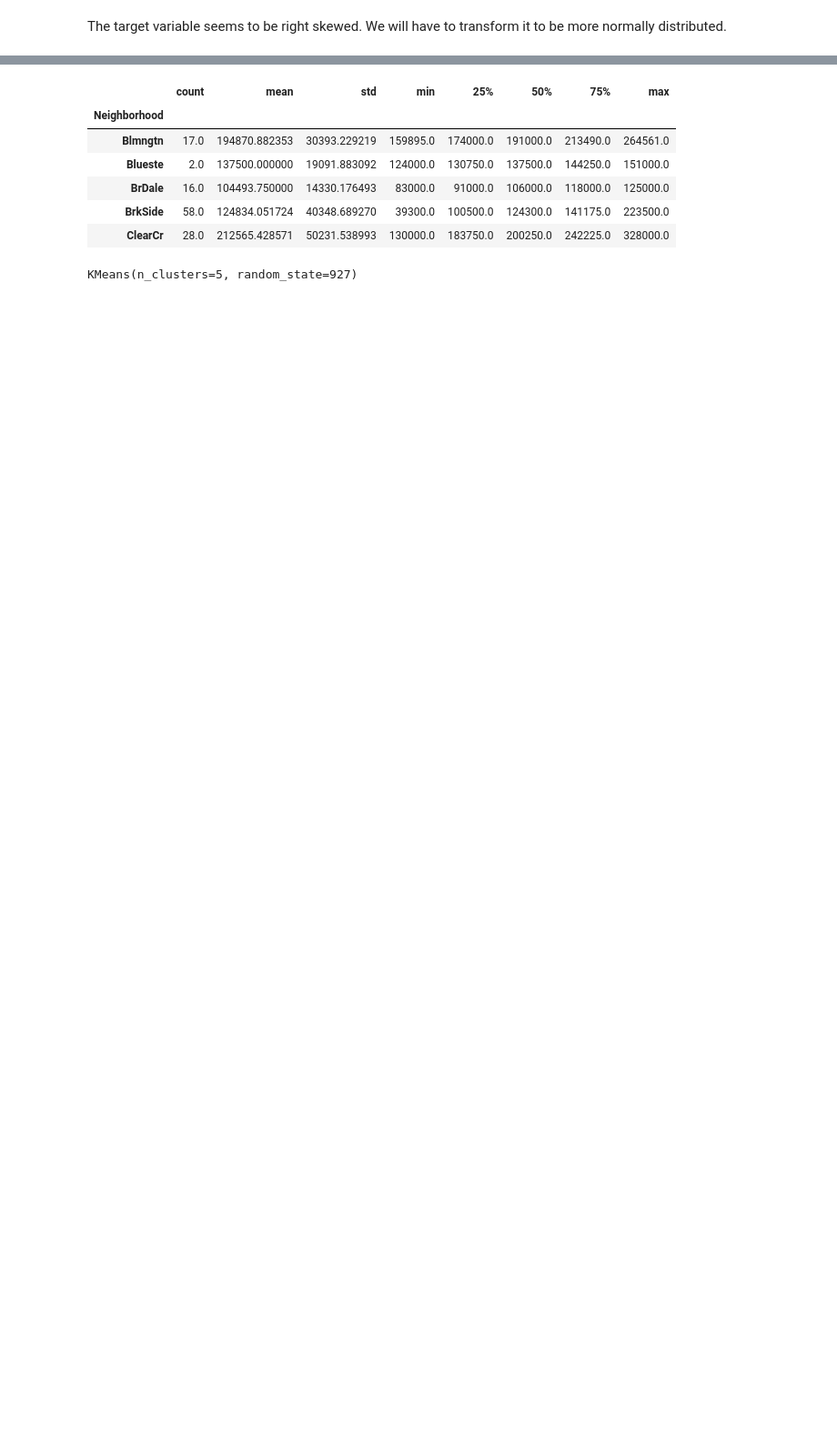
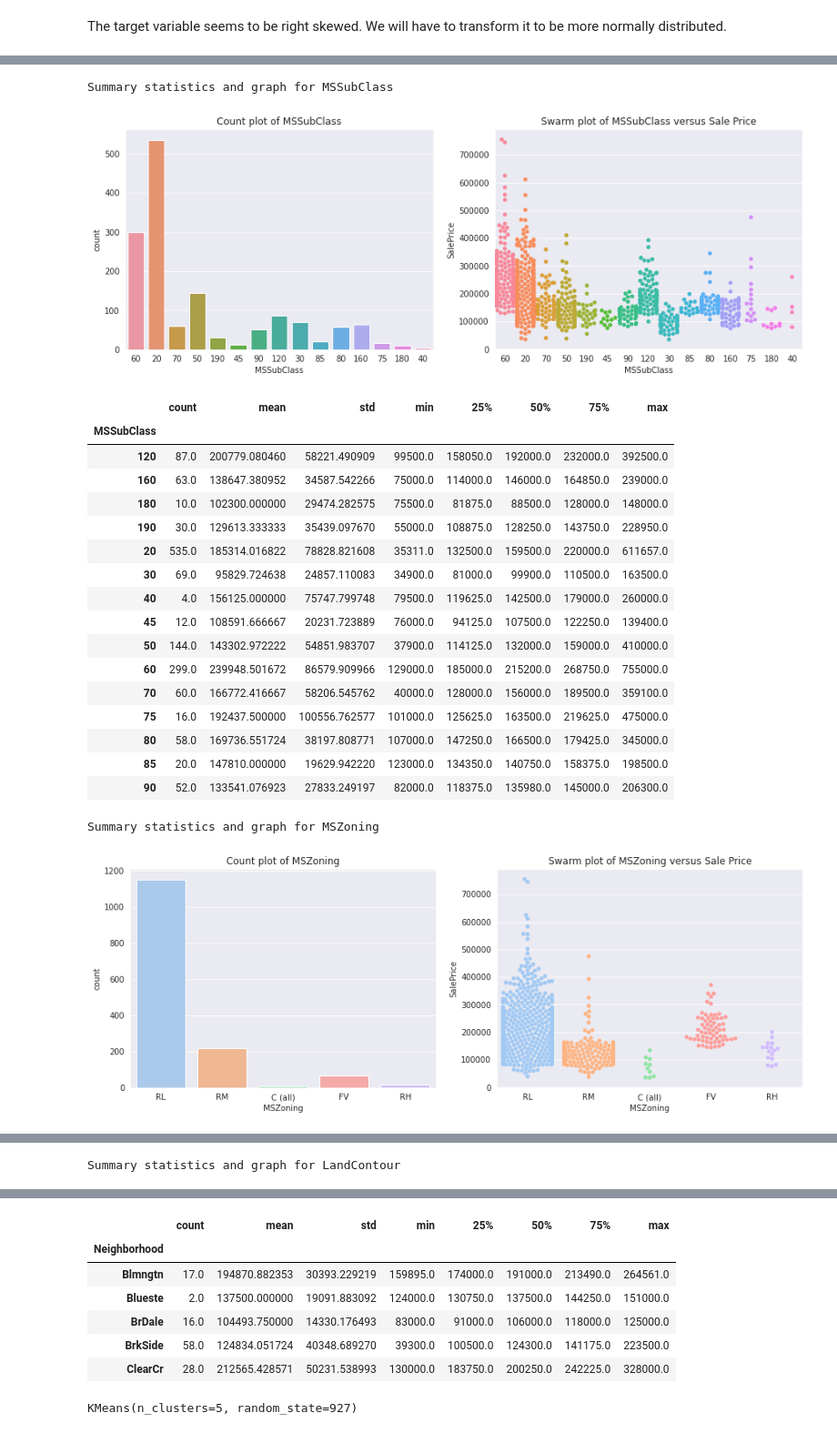
Before and after one commit to yenwee/housing_price_prediction, a Jupyter notebook: Housing Price Prediction.ipynb, the cells around one changed output, grey strips where cells are left out. Shown at 91% size. Drawn from its saved outputs; the diff is of its cells as text; code cells hidden in the pictures; blank space fills up the shorter version.

```diff
--- a/Housing Price Prediction.ipynb
+++ b/Housing Price Prediction.ipynb
@@ -97,7 +91,6 @@ sns.set_palette(sns.color_palette("pastel"))
 null = test[test['MSZoning'].isnull()][["Neighborhood","MSZoning"]]
 display(null)
 plot_data = pd.concat([full[full['Neighborhood'] == 'IDOTRR'],full[full['Neighborhood'] == 'Mitchel']],axis = 0)
-fig, ax = plt.subplots()
 sns.histplot(data = plot_data, x ='MSZoning', hue ='Neighborhood',multiple="dodge", shrink=.9)
 plt.title("Distribution of Zoning Classification")
 plt.show()
@@ -454,14 +447,36 @@ object_cols = [x for x in object_cols if x not in modified_cols]
 # %%
 full = pd.merge(left = df, right = y , left_index= True, right_index = True)
 full['SalePrice'] = np.exp(full['SalePrice'])
 
-# for col in object_cols:
-#     if len(full[col].unique())> 1:
-#         print("\nSummary statistics and graph for "+ col)
-#         fig, ax = plt.subplots(nrows=1, ncols=2, figsize=(15,5))
-#         sns.countplot(data = full, x=col, ax= ax[0])
-#         ax[0].title.set_text("Count plot of " + col)
-#         sns.swarmplot(data=full,x=col,y='SalePrice', ax= ax[1])
-#         ax[1].title.set_text("Swarm plot of " + col +" versus Sale Price")
-#         plt.show()
-#         display(full.groupby(col)['SalePrice'].describe())
+for col in object_cols:
+    if len(full[col].unique())> 1:
+        print("\nSummary statistics and graph for "+ col)
+        fig, ax = plt.subplots(nrows=1, ncols=2, figsize=(15,5))
+        sns.countplot(data = full, x=col, ax= ax[0])
+        ax[0].title.set_text("Count plot of " + col)
+        sns.swarmplot(data=full,x=col,y='SalePrice', ax= ax[1])
+        ax[1].title.set_text("Swarm plot of " + col +" versus Sale Price")
+        plt.show()
+        display(full.groupby(col)['SalePrice'].describe())
+# %% [output]
+Summary statistics and graph for MSSubClass
+[figure, added]
+|  | count | mean | std | min | 25% | 50% | 75% | max |
+| MSSubClass |  |  |  |  |  |  |  |  |
+| 120 | 87.0 | 200779.080460 | 58221.490909 | 99500.0 | 158050.0 | 192000.0 | 232000.0 | 392500.0 |
+| 160 | 63.0 | 138647.380952 | 34587.542266 | 75000.0 | 114000.0 | 146000.0 | 164850.0 | 239000.0 |
+| 180 | 10.0 | 102300.000000 | 29474.282575 | 75500.0 | 81875.0 | 88500.0 | 128000.0 | 148000.0 |
+| 190 | 30.0 | 129613.333333 | 35439.097670 | 55000.0 | 108875.0 | 128250.0 | 143750.0 | 228950.0 |
+| 20 | 535.0 | 185314.016822 | 78828.821608 | 35311.0 | 132500.0 | 159500.0 | 220000.0 | 611657.0 |
+| 30 | 69.0 | 95829.724638 | 24857.110083 | 34900.0 | 81000.0 | 99900.0 | 110500.0 | 163500.0 |
+| 40 | 4.0 | 156125.000000 | 75747.799748 | 79500.0 | 119625.0 | 142500.0 | 179000.0 | 260000.0 |
+| 45 | 12.0 | 108591.666667 | 20231.723889 | 76000.0 | 94125.0 | 107500.0 | 122250.0 | 139400.0 |
+| 50 | 144.0 | 143302.972222 | 54851.983707 | 37900.0 | 114125.0 | 132000.0 | 159000.0 | 410000.0 |
+| 60 | 299.0 | 239948.501672 | 86579.909966 | 129000.0 | 185000.0 | 215200.0 | 268750.0 | 755000.0 |
+| 70 | 60.0 | 166772.416667 | 58206.545762 | 40000.0 | 128000.0 | 156000.0 | 189500.0 | 359100.0 |
+| 75 | 16.0 | 192437.500000 | 100556.762577 | 101000.0 | 125625.0 | 163500.0 | 219625.0 | 475000.0 |
+| 80 | 58.0 | 169736.551724 | 38197.808771 | 107000.0 | 147250.0 | 166500.0 | 179425.0 | 345000.0 |
+| 85 | 20.0 | 147810.000000 | 19629.942220 | 123000.0 | 134350.0 | 140750.0 | 158375.0 | 198500.0 |
+| 90 | 52.0 | 133541.076923 | 27833.249197 | 82000.0 | 118375.0 | 135980.0 | 145000.0 | 206300.0 |
+Summary statistics and graph for MSZoning
+[figure, added]
@@ -467,0 +490 @@ full['SalePrice'] = np.exp(full['SalePrice'])
+Summary statistics and graph for LandContour
```
Also changed, not shown: parts of 41 cells of this notebook.
